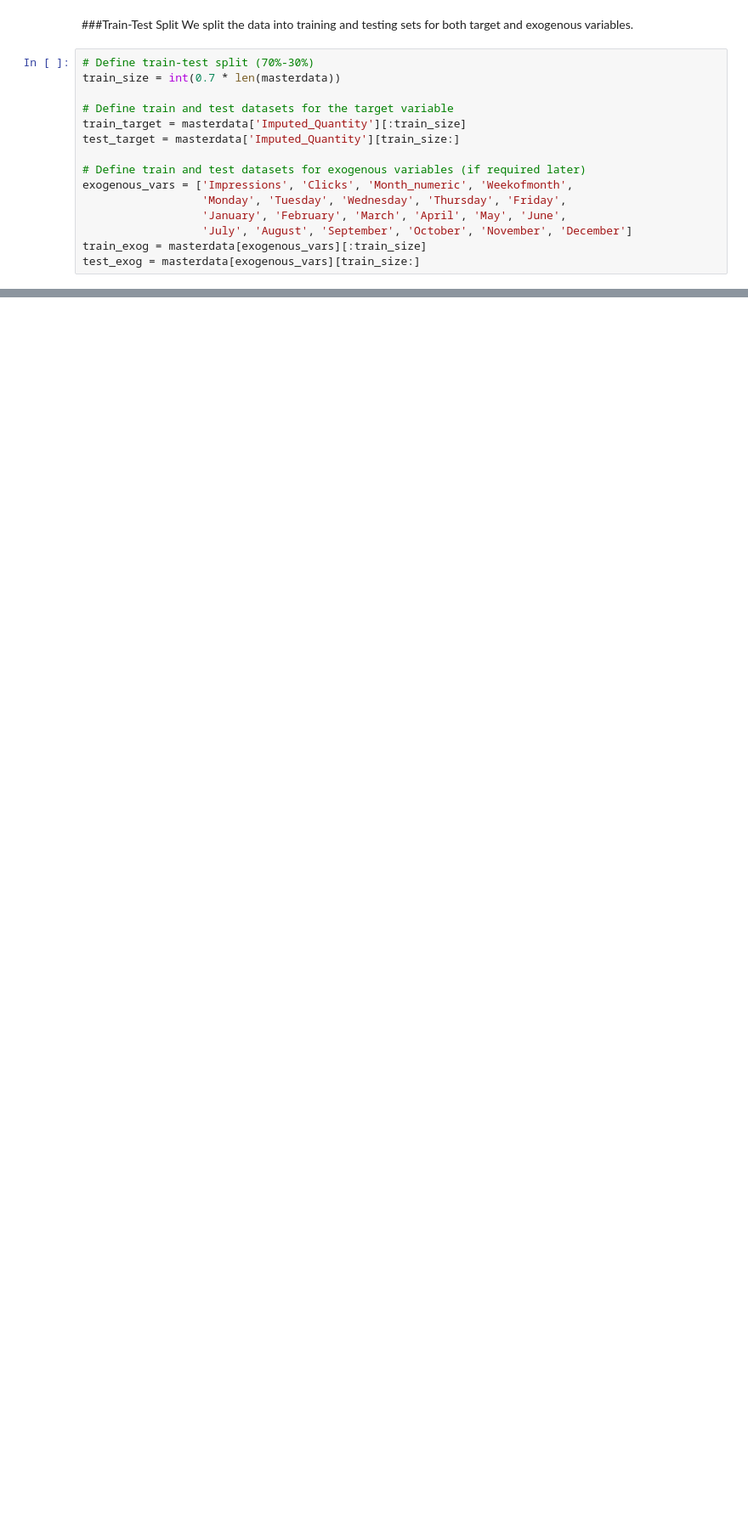
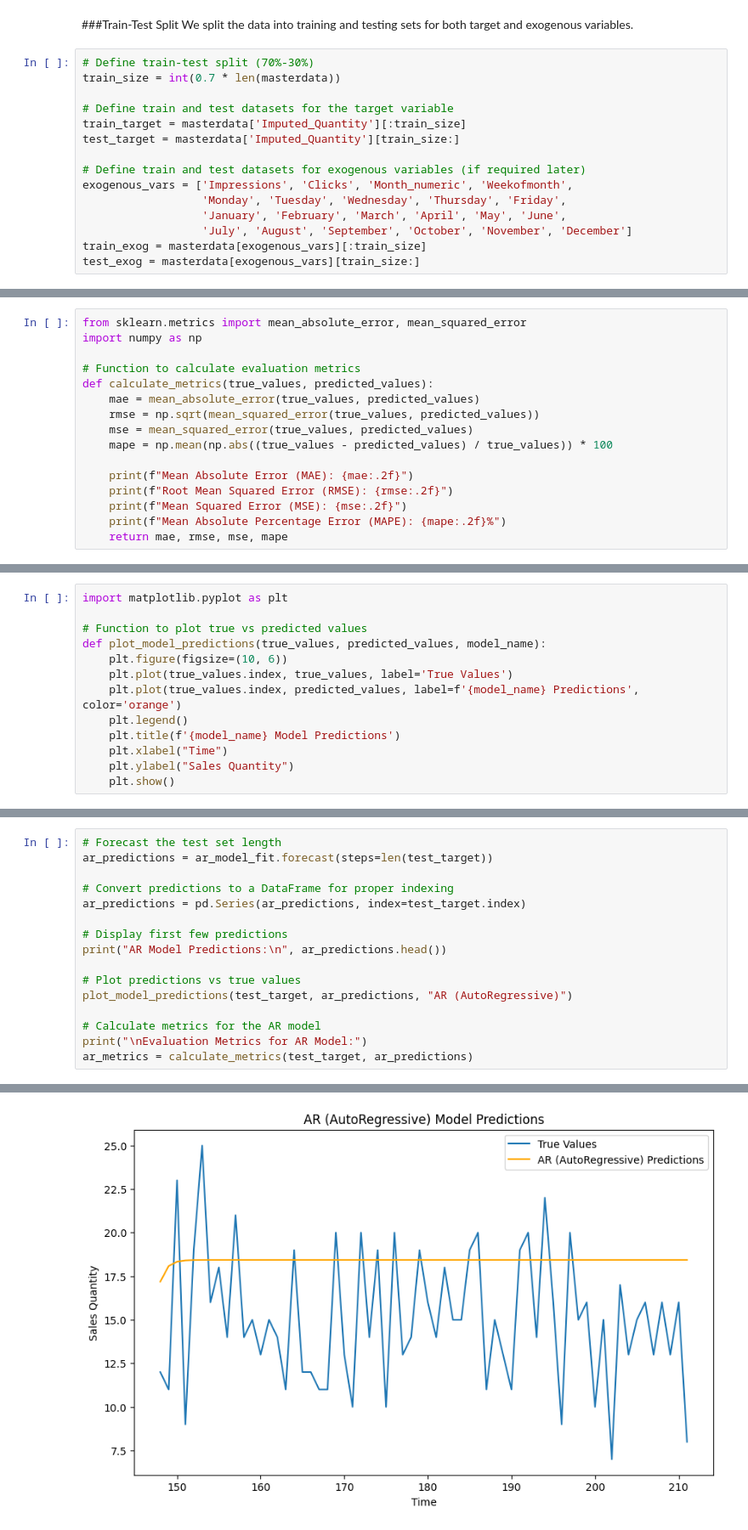
Before and after one commit to Saket22-CS/Saket-Infosys-Nov24, a Jupyter notebook: FutureCart_Infosys.ipynb, the cells around one changed output, grey strips where cells are left out. Shown at 85% size. Cells and saved outputs as stored; diff of their text form; blank space fills up the shorter version.

```diff
--- a/FutureCart_Infosys.ipynb
+++ b/FutureCart_Infosys.ipynb
@@ -1147,0 +1180,16 @@ test_exog = masterdata[exogenous_vars][train_size:]
+# %%
+from sklearn.metrics import mean_absolute_error, mean_squared_error
+import numpy as np
+
+# Function to calculate evaluation metrics
+def calculate_metrics(true_values, predicted_values):
+    mae = mean_absolute_error(true_values, predicted_values)
+    rmse = np.sqrt(mean_squared_error(true_values, predicted_values))
+    mse = mean_squared_error(true_values, predicted_values)
+    mape = np.mean(np.abs((true_values - predicted_values) / true_values)) * 100
+
+    print(f"Mean Absolute Error (MAE): {mae:.2f}")
+    print(f"Root Mean Squared Error (RMSE): {rmse:.2f}")
+    print(f"Mean Squared Error (MSE): {mse:.2f}")
+    print(f"Mean Absolute Percentage Error (MAPE): {mape:.2f}%")
+    return mae, rmse, mse, mape
@@ -1147,0 +1198,13 @@ test_exog = masterdata[exogenous_vars][train_size:]
+# %%
+import matplotlib.pyplot as plt
+
+# Function to plot true vs predicted values
+def plot_model_predictions(true_values, predicted_values, model_name):
+    plt.figure(figsize=(10, 6))
+    plt.plot(true_values.index, true_values, label='True Values')
+    plt.plot(true_values.index, predicted_values, label=f'{model_name} Predictions', color='orange')
+    plt.legend()
+    plt.title(f'{model_name} Model Predictions')
+    plt.xlabel("Time")
+    plt.ylabel("Sales Quantity")
+    plt.show()
@@ -1147,0 +1213,17 @@ test_exog = masterdata[exogenous_vars][train_size:]
+# %%
+# Forecast the test set length
+ar_predictions = ar_model_fit.forecast(steps=len(test_target))
+
+# Convert predictions to a DataFrame for proper indexing
+ar_predictions = pd.Series(ar_predictions, index=test_target.index)
+
+# Display first few predictions
+print("AR Model Predictions:\n", ar_predictions.head())
+
+# Plot predictions vs true values
+plot_model_predictions(test_target, ar_predictions, "AR (AutoRegressive)")
+
+# Calculate metrics for the AR model
+print("\nEvaluation Metrics for AR Model:")
+ar_metrics = calculate_metrics(test_target, ar_predictions)
+# %% [output]
@@ -1147,0 +1237 @@ test_exog = masterdata[exogenous_vars][train_size:]
+[figure, added]
```
Also changed, not shown: parts of 55 cells of this notebook.
